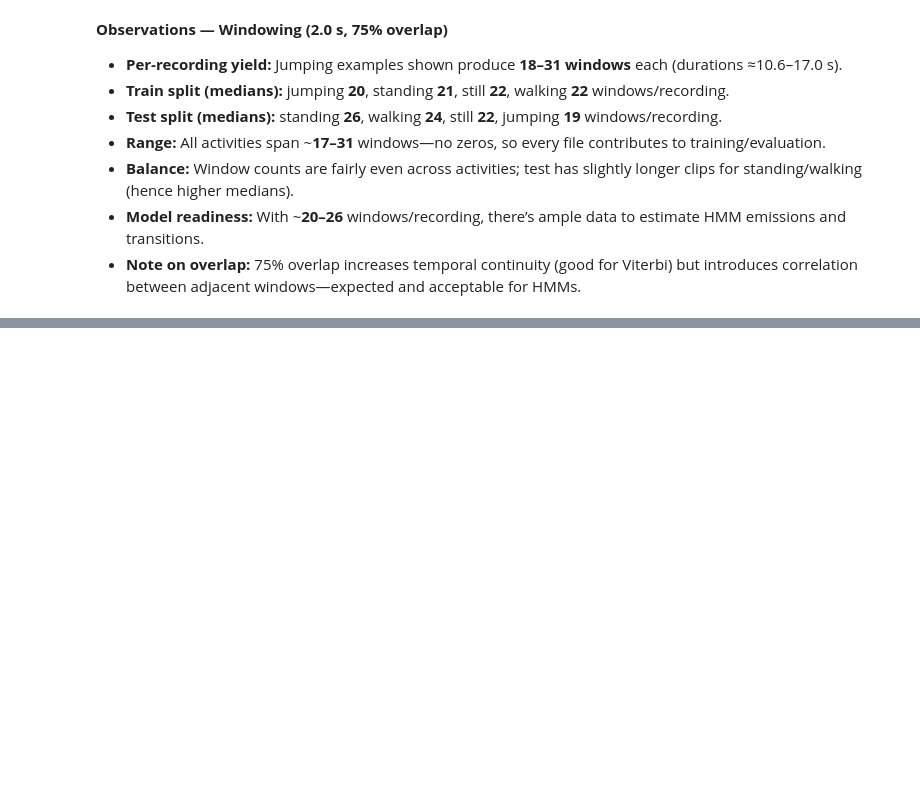
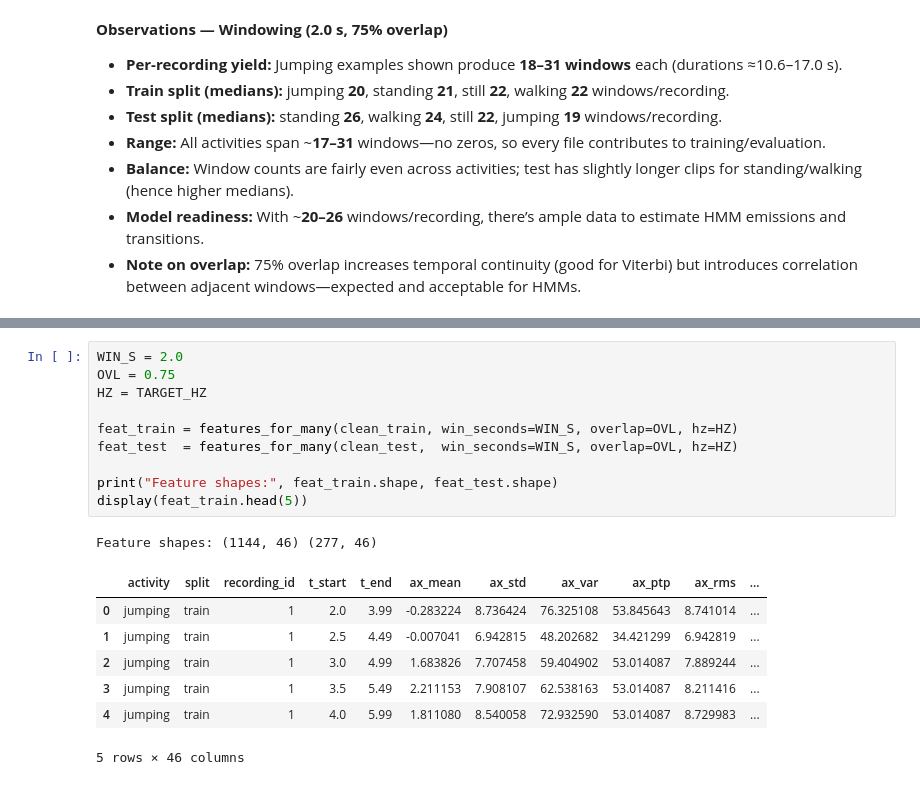
Before and after one commit to Christianib003/human-activity-recognition-hmm, a Jupyter notebook: notebooks/HMM_Project.ipynb, the cells around one changed output, grey strips where cells are left out. Drawn from its saved outputs; the diff is of its cells as text; blank space fills up the shorter version.

```diff
--- a/notebooks/HMM_Project.ipynb
+++ b/notebooks/HMM_Project.ipynb
@@ -448,0 +459,19 @@ Hop     = 0.50s          | 200 samples/window, 50 samples/hop at 100 Hz
+# %%
+WIN_S = 2.0
+OVL = 0.75
+HZ = TARGET_HZ
+
+feat_train = features_for_many(clean_train, win_seconds=WIN_S, overlap=OVL, hz=HZ)
+feat_test  = features_for_many(clean_test,  win_seconds=WIN_S, overlap=OVL, hz=HZ)
+
+print("Feature shapes:", feat_train.shape, feat_test.shape)
+display(feat_train.head(5))
+# %% [output]
+Feature shapes: (1144, 46) (277, 46)
+|  | activity | split | recording_id | t_start | t_end | ax_mean | ax_std | ax_var | ax_ptp | ax_rms | ... |
+| 0 | jumping | train | 1 | 2.0 | 3.99 | -0.283224 | 8.736424 | 76.325108 | 53.845643 | 8.741014 | ... |
+| 1 | jumping | train | 1 | 2.5 | 4.49 | -0.007041 | 6.942815 | 48.202682 | 34.421299 | 6.942819 | ... |
+| 2 | jumping | train | 1 | 3.0 | 4.99 | 1.683826 | 7.707458 | 59.404902 | 53.014087 | 7.889244 | ... |
+| 3 | jumping | train | 1 | 3.5 | 5.49 | 2.211153 | 7.908107 | 62.538163 | 53.014087 | 8.211416 | ... |
+| 4 | jumping | train | 1 | 4.0 | 5.99 | 1.811080 | 8.540058 | 72.932590 | 53.014087 | 8.729983 | ... |
+5 rows × 46 columns
```
Also changed, not shown: parts of 9 cells of this notebook, 2 other files.
